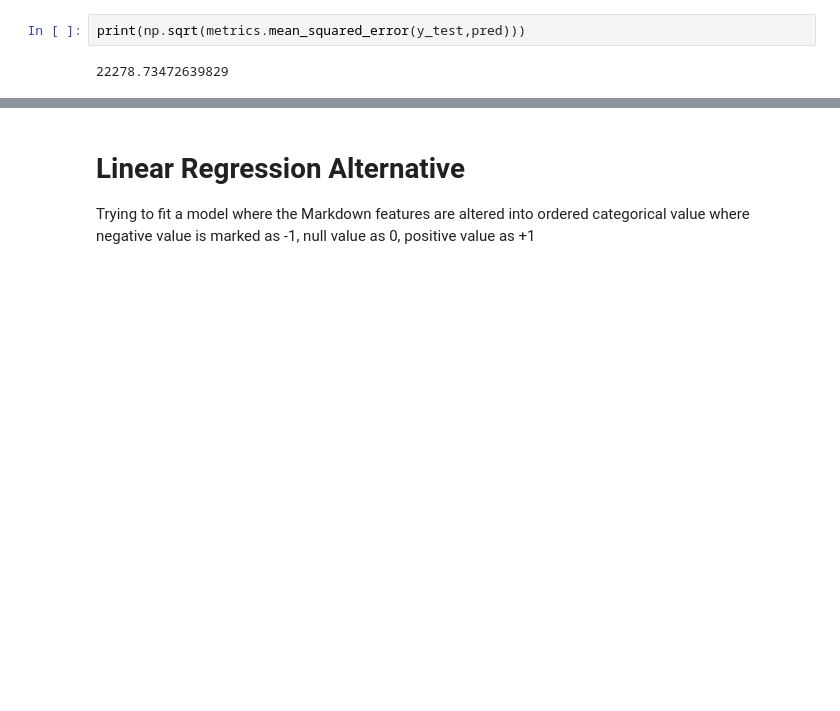
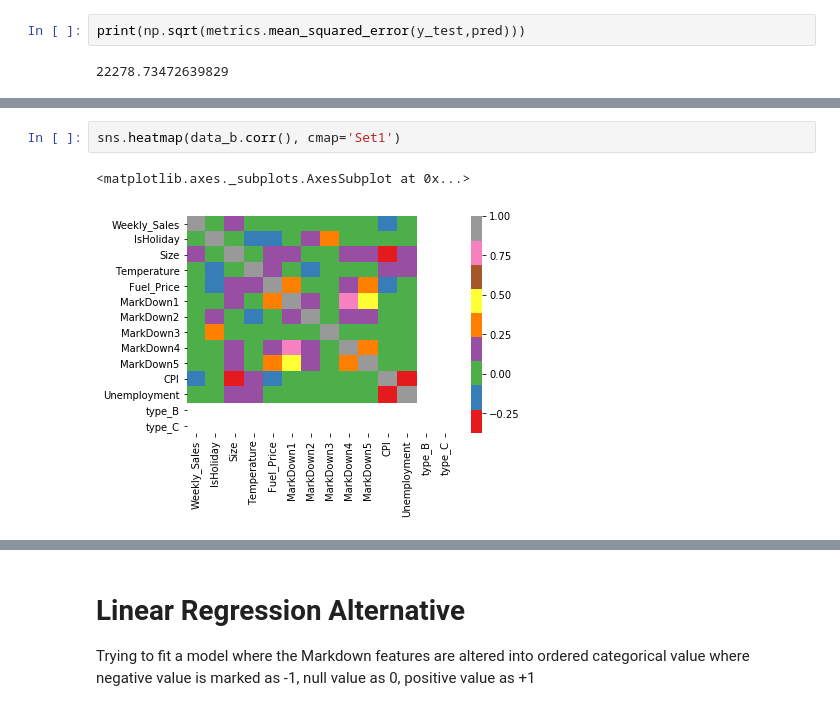
Before and after one commit to jkhoo90/GA_Project_DS, a Jupyter notebook: Project 4/Project 4.ipynb, the cells around one changed output, grey strips where cells are left out. Drawn from its saved outputs; the diff is of its cells as text; blank space fills up the shorter version.

```diff
--- a/Project 4/Project 4.ipynb
+++ b/Project 4/Project 4.ipynb
@@ -426,0 +436,5 @@ print(np.sqrt(metrics.mean_squared_error(y_test,pred)))
+# %%
+sns.heatmap(data_b.corr(), cmap='Set1')
+# %% [output]
+<matplotlib.axes._subplots.AxesSubplot at 0x...>
+[figure, added]
```
Also changed, not shown: parts of 41 cells of this notebook.
